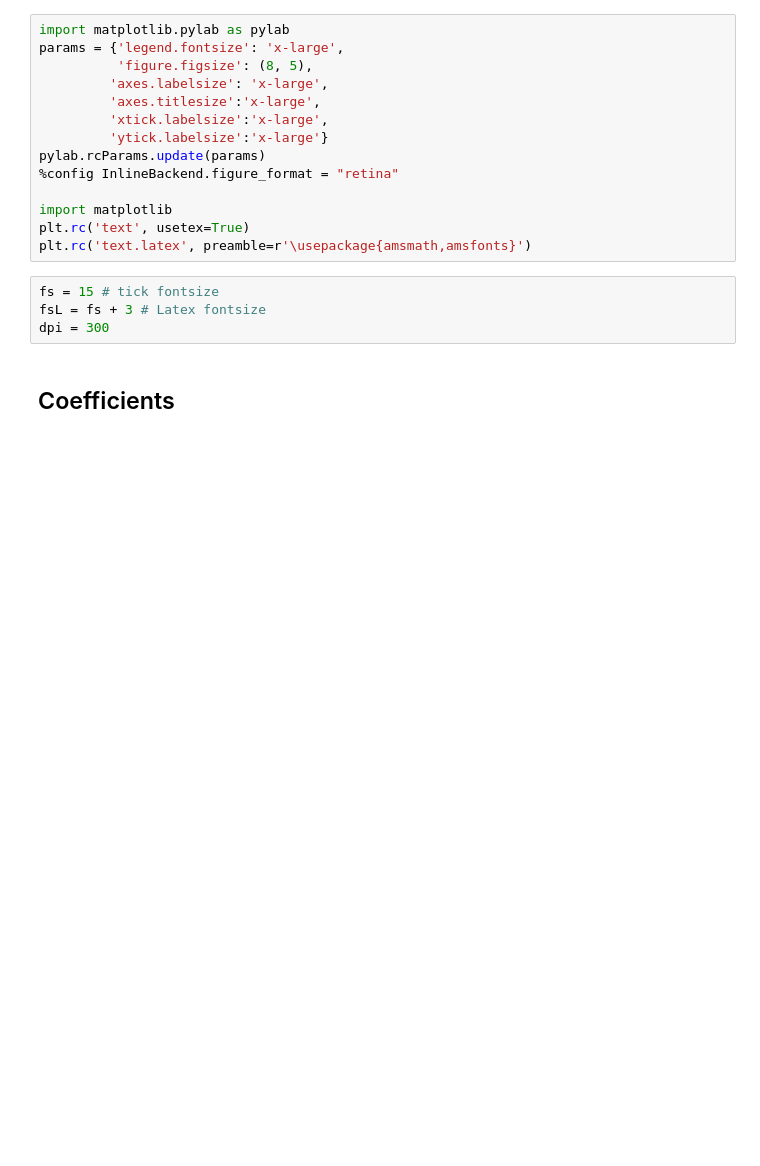
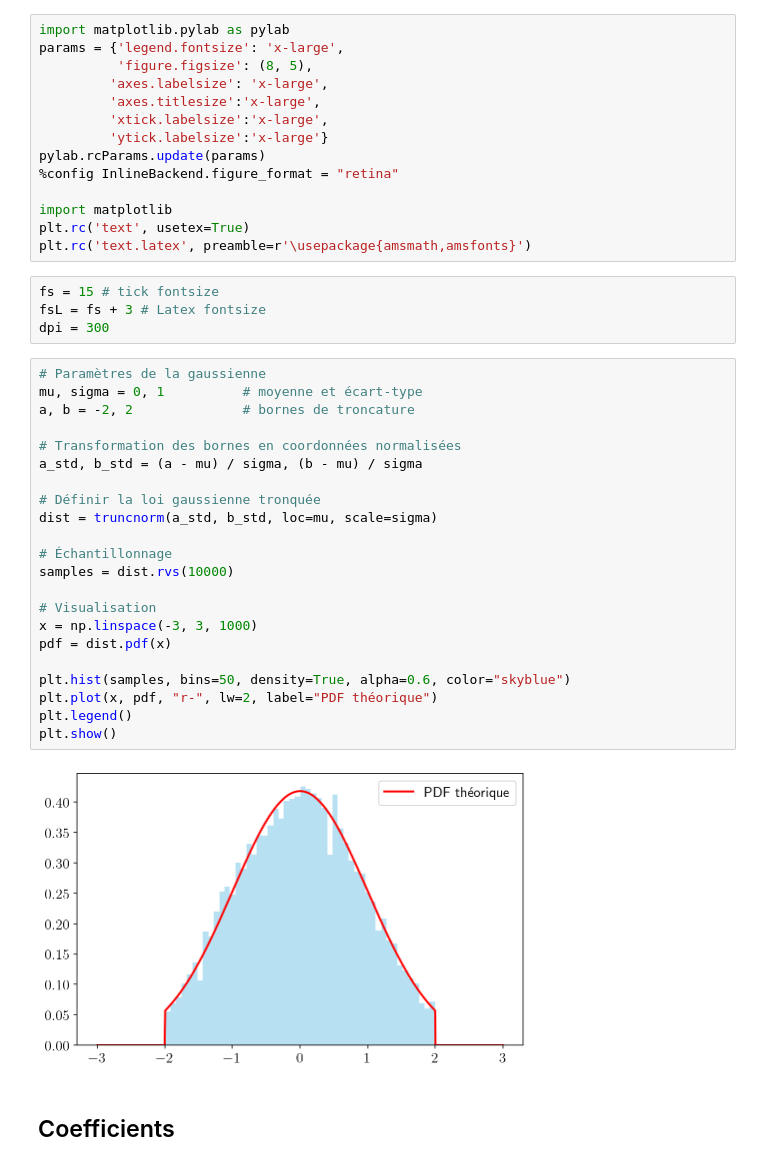
Before and after one commit to AdrienMathieu-eng/Nash-Equilibrium-, a Jupyter notebook: v2_FBSDE_nash.ipynb, the cells around one changed output. Cells and saved outputs as stored; diff of their text form; blank space fills up the shorter version.

```diff
--- a/v2_FBSDE_nash.ipynb
+++ b/v2_FBSDE_nash.ipynb
@@ -21,6 +22,30 @@ plt.rc('text.latex', preamble=r'\usepackage{amsmath,amsfonts}')
 fs = 15 # tick fontsize
 fsL = fs + 3 # Latex fontsize
 dpi = 300
+# %%
+# Paramètres de la gaussienne
+mu, sigma = 0, 1          # moyenne et écart-type
+a, b = -2, 2              # bornes de troncature
+
+# Transformation des bornes en coordonnées normalisées
+a_std, b_std = (a - mu) / sigma, (b - mu) / sigma
+
+# Définir la loi gaussienne tronquée
+dist = truncnorm(a_std, b_std, loc=mu, scale=sigma)
+
+# Échantillonnage
+samples = dist.rvs(10000)
+
+# Visualisation
+x = np.linspace(-3, 3, 1000)
+pdf = dist.pdf(x)
+
+plt.hist(samples, bins=50, density=True, alpha=0.6, color="skyblue")
+plt.plot(x, pdf, "r-", lw=2, label="PDF théorique")
+plt.legend()
+plt.show()
+# %% [output]
+[figure, added]
 # %% [markdown]
 ## Coefficients
 # %%
```
Also changed, not shown: parts of 9 cells of this notebook.
